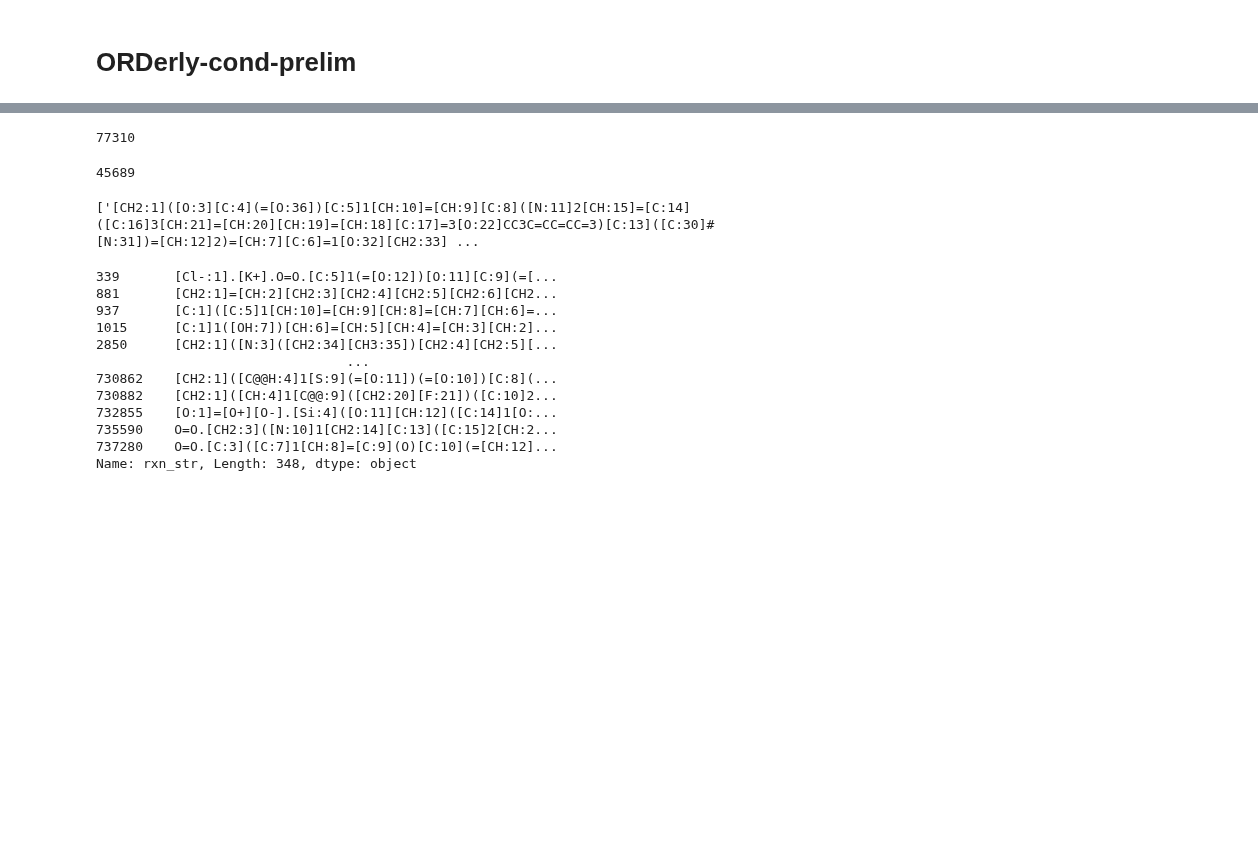
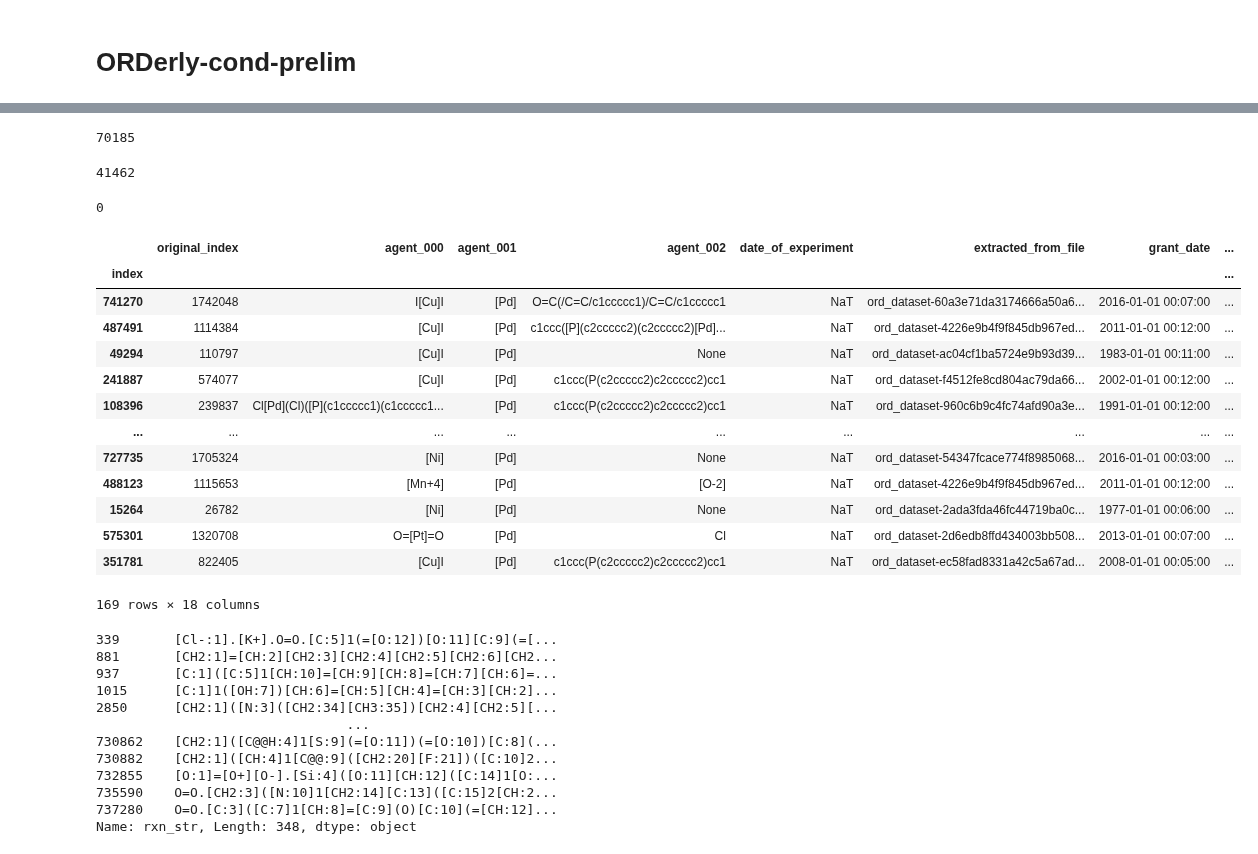
Before and after one commit to sustainable-processes/ORDerly, a Jupyter notebook: notebooks/orderly_benchmark_stats.ipynb, the cells around one changed output, grey strips where cells are left out. Drawn from its saved outputs; the diff is of its cells as text; code cells hidden in the pictures; blank space fills up the shorter version.

Commit message:
checking the new orderly-condition for misplaced Pd and H2

```diff
--- a/notebooks/orderly_benchmark_stats.ipynb
+++ b/notebooks/orderly_benchmark_stats.ipynb
@@ -222,7 +222,7 @@ Name: rxn_str, Length: 833112, dtype: object
 import pandas as pd
 from tqdm import tqdm
 # %%
-path = '/Users/danielwigh/projects_local/ORDerly_project/ORDerly/data/orderly/datasets_v6/orderly_cond_trial.parquet'
+path = '/Users/dsw46/Projects_local/ORDerly-project/ORDerly/data/orderly/datasets_v6/orderly_no_trust_no_min_freq_train.parquet'
 df = pd.read_parquet(path)
 # %%
 len(df)
@@ -244,16 +244,33 @@ for tm in tqdm(transition_metals):
 sum(trans_metal.values())
 # So around 10% of reactions contain a transition metal
 # %% [output]
-77310
+70185
 # %%
 trans_metal["Pd"]
 # %% [output]
-45689
+41462
-# %%
-df3 = df[df['reactant_000']=='CCOC(=O)c1ccc(-n2cc(C#N)c(-c3ccccc3OCc3ccccc3)c2)cc1OCOC']
-print(df3['rxn_str'].values)
-# %% [output]
-['[CH2:1]([O:3][C:4](=[O:36])[C:5]1[CH:10]=[CH:9][C:8]([N:11]2[CH:15]=[C:14]([C:16]3[CH:21]=[CH:20][CH:19]=[CH:18][C:17]=3[O:22]CC3C=CC=CC=3)[C:13]([C:30]#[N:31])=[CH:12]2)=[CH:7][C:6]=1[O:32][CH2:33] ...
+# %%
+df2 = df[df['agent_001']=='[H][H]']
+print(len(df2))
+# %% [output]
+0
+# %%
+df2
+# %% [output]
+|  | original_index | agent_000 | agent_001 | agent_002 | date_of_experiment | extracted_from_file | grant_date | ... |
+| index |  |  |  |  |  |  |  | ... |
+| 741270 | 1742048 | I[Cu]I | [Pd] | O=C(/C=C/c1ccccc1)/C=C/c1ccccc1 | NaT | ord_dataset-60a3e71da3174666a50a6... | 2016-01-01 00:07:00 | ... |
+| 487491 | 1114384 | [Cu]I | [Pd] | c1ccc([P](c2ccccc2)(c2ccccc2)[Pd]... | NaT | ord_dataset-4226e9b4f9f845db967ed... | 2011-01-01 00:12:00 | ... |
+| 49294 | 110797 | [Cu]I | [Pd] | None | NaT | ord_dataset-ac04cf1ba5724e9b93d39... | 1983-01-01 00:11:00 | ... |
+| 241887 | 574077 | [Cu]I | [Pd] | c1ccc(P(c2ccccc2)c2ccccc2)cc1 | NaT | ord_dataset-f4512fe8cd804ac79da66... | 2002-01-01 00:12:00 | ... |
+| 108396 | 239837 | Cl[Pd](Cl)([P](c1ccccc1)(c1ccccc1... | [Pd] | c1ccc(P(c2ccccc2)c2ccccc2)cc1 | NaT | ord_dataset-960c6b9c4fc74afd90a3e... | 1991-01-01 00:12:00 | ... |
+| ... | ... | ... | ... | ... | ... | ... | ... | ... |
+| 727735 | 1705324 | [Ni] | [Pd] | None | NaT | ord_dataset-54347fcace774f8985068... | 2016-01-01 00:03:00 | ... |
+| 488123 | 1115653 | [Mn+4] | [Pd] | [O-2] | NaT | ord_dataset-4226e9b4f9f845db967ed... | 2011-01-01 00:12:00 | ... |
+| 15264 | 26782 | [Ni] | [Pd] | None | NaT | ord_dataset-2ada3fda46fc44719ba0c... | 1977-01-01 00:06:00 | ... |
+| 575301 | 1320708 | O=[Pt]=O | [Pd] | Cl | NaT | ord_dataset-2d6edb8ffd434003bb508... | 2013-01-01 00:07:00 | ... |
+| 351781 | 822405 | [Cu]I | [Pd] | c1ccc(P(c2ccccc2)c2ccccc2)cc1 | NaT | ord_dataset-ec58fad8331a42c5a67ad... | 2008-01-01 00:05:00 | ... |
+169 rows × 18 columns
 # %%
 ['[CH2:1]([O:3][C:4](=[O:36])[C:5]1[CH:10]=[CH:9][C:8]([N:11]2[CH:15]=[C:14]([C:16]3[CH:21]=[CH:20][CH:19]=[CH:18][C:17]=3[O:22]CC3C=CC=CC=3)[C:13]([C:30]#[N:31])=[CH:12]2)=[CH:7][C:6]=1[O:32][CH2:33][O:34][CH3:35])[CH3:2].C(OCC)(=O)C>[C].[Pd].CO>[CH2:1]([O:3][C:4](=[O:36])[C:5]1[CH:10]=[CH:9][C:8]([N:11]2[CH:15]=[C:14]([C:16]3[CH:21]=[CH:20][CH:19]=[CH:18][C:17]=3[OH:22])[C:13]([C:30]#[N:31])=[CH:12]2)=[CH:7][C:6]=1[O:32][CH2:33][O:34][CH3:35])[CH3:2]']
 # %%
```
Also changed, not shown: parts of 1 cell of this notebook.
